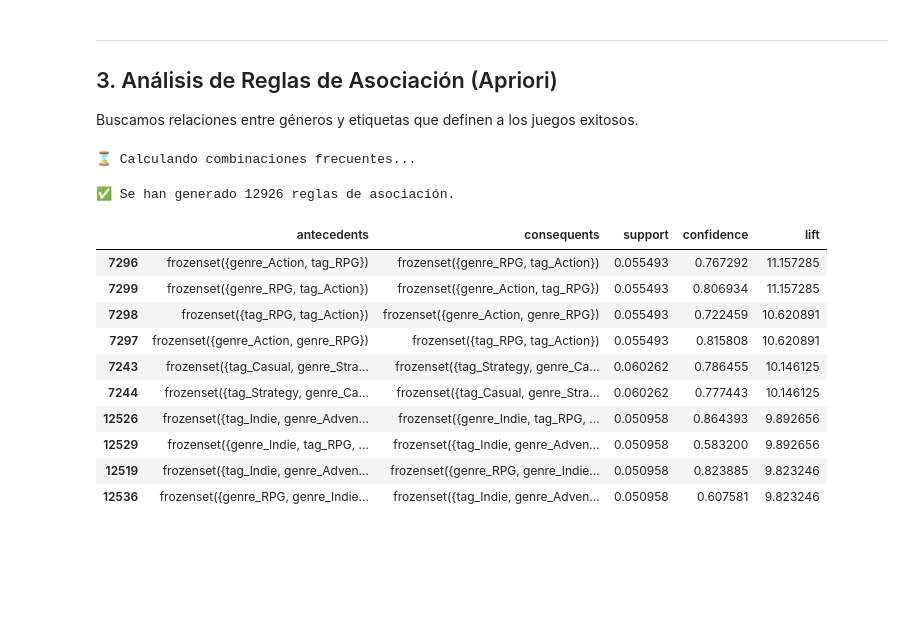
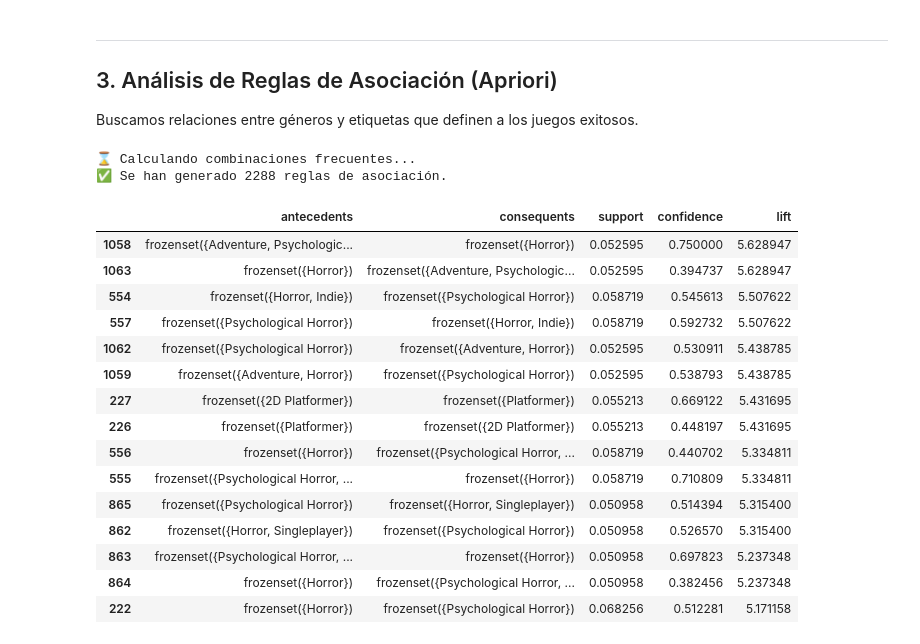
Before and after one commit to David-Felipe/ProyectoMineriaDatos, a Jupyter notebook: Iteracion 2/Codigo/02_topGames_AsctnAgrptn.ipynb, the cells around one changed output. Cells and saved outputs as stored; diff of their text form; code cells hidden in the pictures; blank space fills up the shorter version.

```diff
--- a/Iteracion 2/Codigo/02_topGames_AsctnAgrptn.ipynb
+++ b/Iteracion 2/Codigo/02_topGames_AsctnAgrptn.ipynb
@@ -169,35 +169,52 @@ Passing `palette` without assigning `hue` is deprecated and will be removed in v
 
 Buscamos relaciones entre géneros y etiquetas que definen a los juegos exitosos.
 # %%
-# 1. Preparación: Seleccionamos los 50 elementos más frecuentes para eficiencia
+# 1. Preparación: Limpiar redundancias entre 'genre_' y 'tag_'
 binary_cols = [col for col in df.columns if col.startswith('genre_') or col.startswith('tag_')]
-top_elements = df[binary_cols].sum().sort_values(ascending=False).head(50).index
-df_filtered_binary = df[top_elements]
+df_binary = df[binary_cols].copy()
+
+# Renombramos las columnas quitando los prefijos
+df_binary.columns = [col.replace('genre_', '').replace('tag_', '') for col in df_binary.columns]
+
+# Agrupamos por nombre de columna
+df_binary = df_binary.T.groupby(level=0).max().T
+
+# Seleccionamos los 50 elementos más frecuentes
+top_elements = df_binary.sum().sort_values(ascending=False).head(50).index
+df_filtered_binary = df_binary[top_elements]
 
 # 2. Ejecución de Apriori
 print("⌛ Calculando combinaciones frecuentes... ")
-frequent_itemsets = apriori(df_filtered_binary, min_support=0.05, use_colnames=True)
+from mlxtend.frequent_patterns import apriori, association_rules
+frequent_itemsets = apriori(df_filtered_binary.astype(bool), min_support=0.05, use_colnames=True)
 
 # 3. Generación de Reglas
 rules = association_rules(frequent_itemsets, metric="lift", min_threshold=1.2)
+
+# Ordenamos por 'lift' para los resultados (ya sin redundancias artificiales)
 rules = rules.sort_values(by='lift', ascending=False)
 
 print(f"✅ Se han generado {len(rules)} reglas de asociación.")
-rules[['antecedents', 'consequents', 'support', 'confidence', 'lift']].head(10)
+display(rules[['antecedents', 'consequents', 'support', 'confidence', 'lift']].head(15))
 # %% [output]
 ⌛ Calculando combinaciones frecuentes...
+✅ Se han generado 2288 reglas de asociación.
-✅ Se han generado 12926 reglas de asociación.
 |  | antecedents | consequents | support | confidence | lift |
-| 7296 | frozenset({genre_Action, tag_RPG}) | frozenset({genre_RPG, tag_Action}) | 0.055493 | 0.767292 | 11.157285 |
-| 7299 | frozenset({genre_RPG, tag_Action}) | frozenset({genre_Action, tag_RPG}) | 0.055493 | 0.806934 | 11.157285 |
-| 7298 | frozenset({tag_RPG, tag_Action}) | frozenset({genre_Action, genre_RPG}) | 0.055493 | 0.722459 | 10.620891 |
-| 7297 | frozenset({genre_Action, genre_RPG}) | frozenset({tag_RPG, tag_Action}) | 0.055493 | 0.815808 | 10.620891 |
-| 7243 | frozenset({tag_Casual, genre_Stra... | frozenset({tag_Strategy, genre_Ca... | 0.060262 | 0.786455 | 10.146125 |
-| 7244 | frozenset({tag_Strategy, genre_Ca... | frozenset({tag_Casual, genre_Stra... | 0.060262 | 0.777443 | 10.146125 |
-| 12526 | frozenset({tag_Indie, genre_Adven... | frozenset({genre_Indie, tag_RPG, ... | 0.050958 | 0.864393 | 9.892656 |
-| 12529 | frozenset({genre_Indie, tag_RPG, ... | frozenset({tag_Indie, genre_Adven... | 0.050958 | 0.583200 | 9.892656 |
-| 12519 | frozenset({tag_Indie, genre_Adven... | frozenset({genre_RPG, genre_Indie... | 0.050958 | 0.823885 | 9.823246 |
-| 12536 | frozenset({genre_RPG, genre_Indie... | frozenset({tag_Indie, genre_Adven... | 0.050958 | 0.607581 | 9.823246 |
+| 1058 | frozenset({Adventure, Psychologic... | frozenset({Horror}) | 0.052595 | 0.750000 | 5.628947 |
+| 1063 | frozenset({Horror}) | frozenset({Adventure, Psychologic... | 0.052595 | 0.394737 | 5.628947 |
+| 554 | frozenset({Horror, Indie}) | frozenset({Psychological Horror}) | 0.058719 | 0.545613 | 5.507622 |
+| 557 | frozenset({Psychological Horror}) | frozenset({Horror, Indie}) | 0.058719 | 0.592732 | 5.507622 |
+| 1062 | frozenset({Psychological Horror}) | frozenset({Adventure, Horror}) | 0.052595 | 0.530911 | 5.438785 |
+| 1059 | frozenset({Adventure, Horror}) | frozenset({Psychological Horror}) | 0.052595 | 0.538793 | 5.438785 |
+| 227 | frozenset({2D Platformer}) | frozenset({Platformer}) | 0.055213 | 0.669122 | 5.431695 |
+| 226 | frozenset({Platformer}) | frozenset({2D Platformer}) | 0.055213 | 0.448197 | 5.431695 |
+| 556 | frozenset({Horror}) | frozenset({Psychological Horror, ... | 0.058719 | 0.440702 | 5.334811 |
+| 555 | frozenset({Psychological Horror, ... | frozenset({Horror}) | 0.058719 | 0.710809 | 5.334811 |
+| 865 | frozenset({Psychological Horror}) | frozenset({Horror, Singleplayer}) | 0.050958 | 0.514394 | 5.315400 |
+| 862 | frozenset({Horror, Singleplayer}) | frozenset({Psychological Horror}) | 0.050958 | 0.526570 | 5.315400 |
+| 863 | frozenset({Psychological Horror, ... | frozenset({Horror}) | 0.050958 | 0.697823 | 5.237348 |
+| 864 | frozenset({Horror}) | frozenset({Psychological Horror, ... | 0.050958 | 0.382456 | 5.237348 |
+| 222 | frozenset({Horror}) | frozenset({Psychological Horror}) | 0.068256 | 0.512281 | 5.171158 |
 # %%
 # Visualización: Soporte vs Confianza
 plt.figure(figsize=(10, 6))
```
Also changed, not shown: parts of 11 cells of this notebook.
